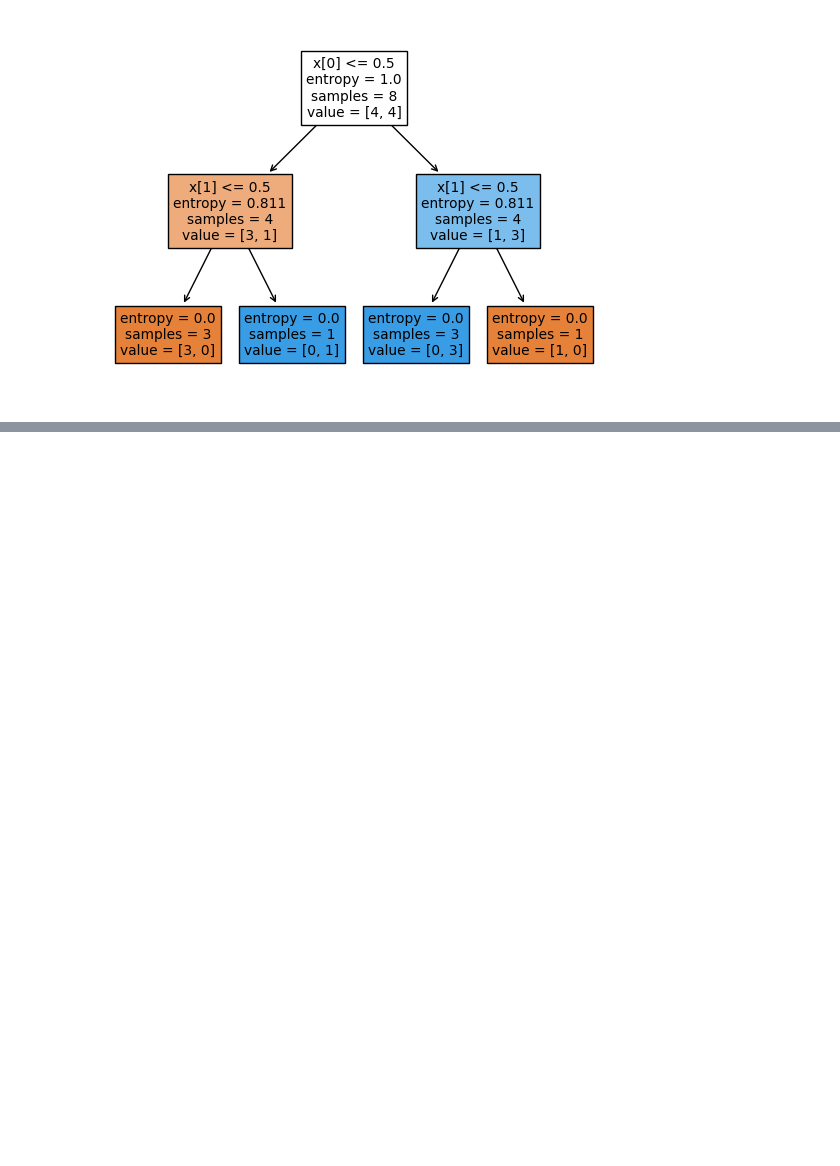
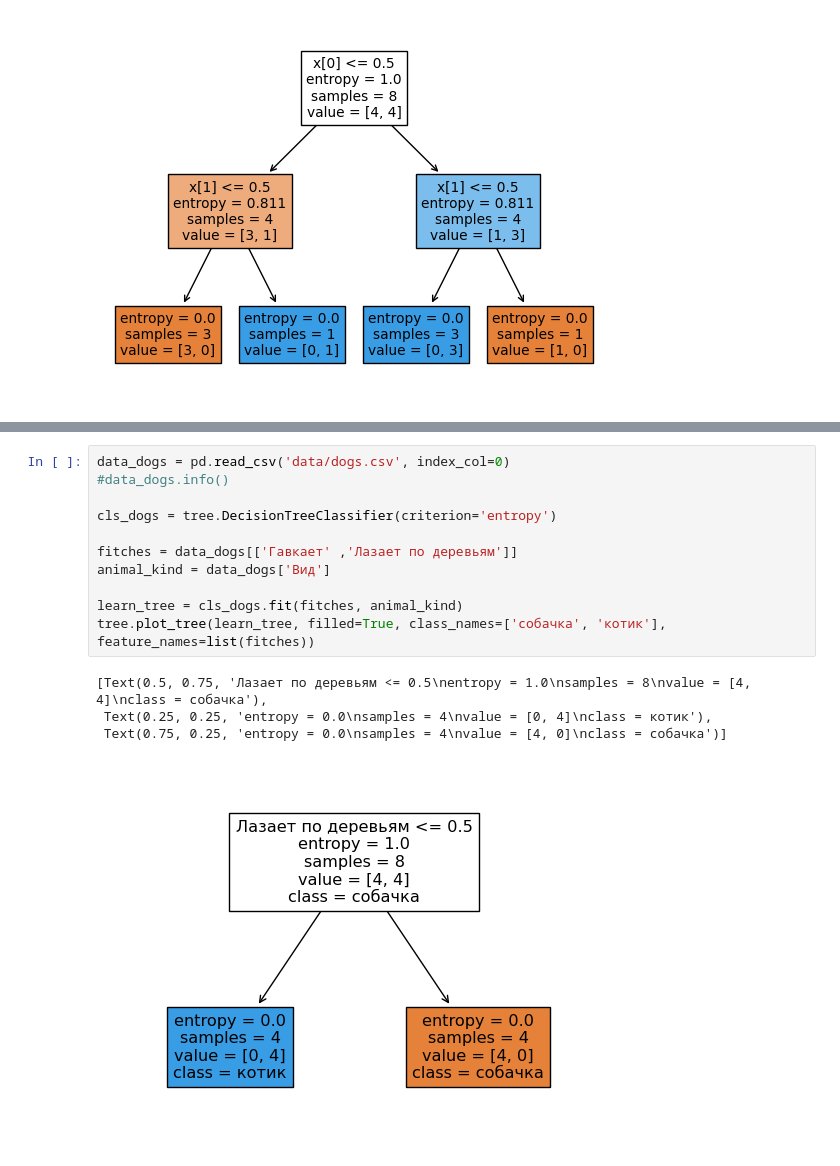
Before and after one commit to onword333/stepik-intro-to-ds-and-ml, a Jupyter notebook: assets/2_1_lesson.ipynb, the cells around one changed output, grey strips where cells are left out. Cells and saved outputs as stored; diff of their text form; blank space fills up the shorter version.

```diff
--- a/assets/2_1_lesson.ipynb
+++ b/assets/2_1_lesson.ipynb
@@ -37,0 +44,16 @@ tree.plot_tree(learn_tree, filled=True)
+# %%
+data_dogs = pd.read_csv('data/dogs.csv', index_col=0)
+#data_dogs.info()
+
+cls_dogs = tree.DecisionTreeClassifier(criterion='entropy')
+
+fitches = data_dogs[['Гавкает' ,'Лазает по деревьям']]
+animal_kind = data_dogs['Вид']
+
+learn_tree = cls_dogs.fit(fitches, animal_kind)
+tree.plot_tree(learn_tree, filled=True, class_names=['собачка', 'котик'], feature_names=list(fitches))
+# %% [output]
+[Text(0.5, 0.75, 'Лазает по деревьям <= 0.5\nentropy = 1.0\nsamples = 8\nvalue = [4, 4]\nclass = собачка'),
+ Text(0.25, 0.25, 'entropy = 0.0\nsamples = 4\nvalue = [0, 4]\nclass = котик'),
+ Text(0.75, 0.25, 'entropy = 0.0\nsamples = 4\nvalue = [4, 0]\nclass = собачка')]
+[figure, added]
```
Also changed, not shown: parts of 1 cell of this notebook, 2 other files.
